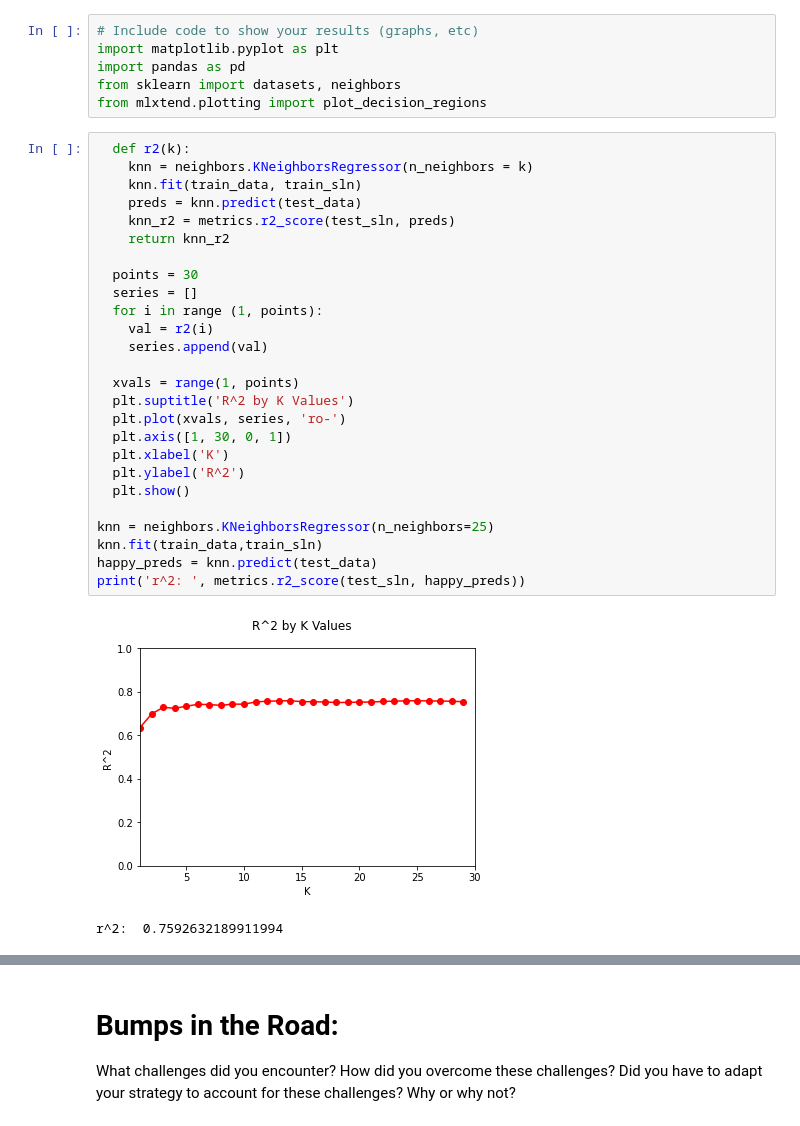
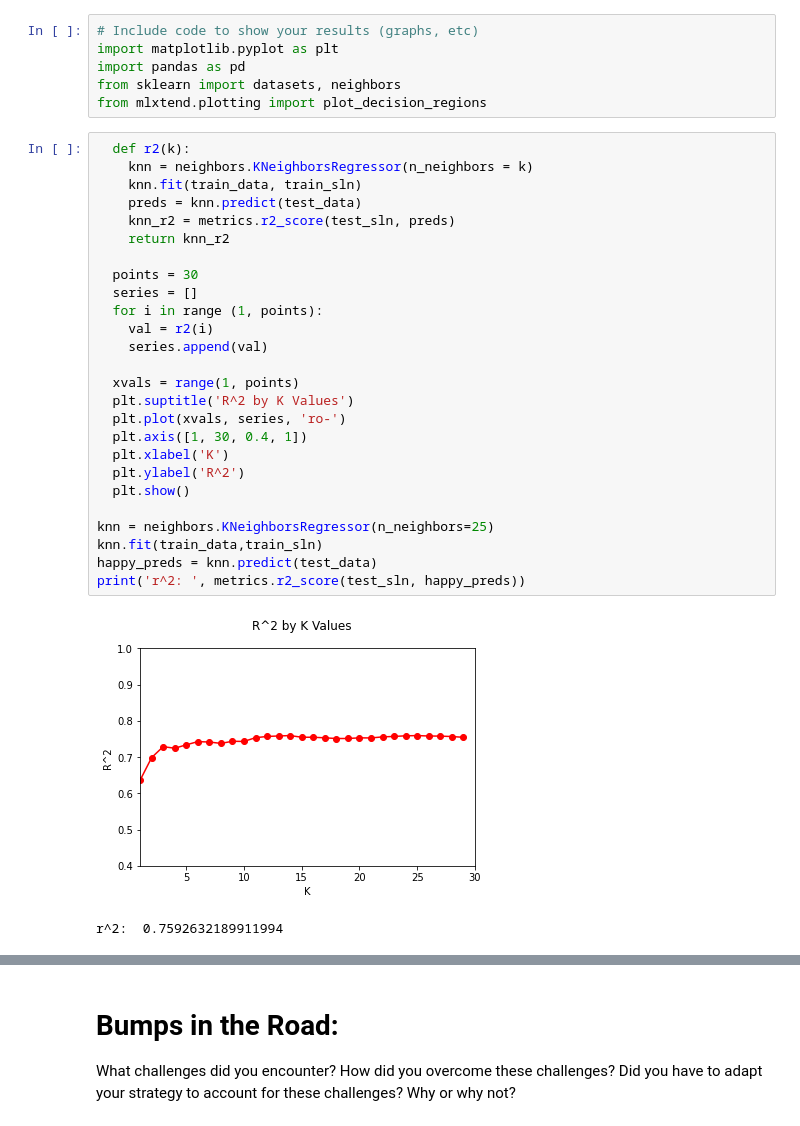
Before and after one commit to ashwinsinha32/Project1Redo, a Jupyter notebook: Project1_starter.ipynb, the cells around one changed output, grey strips where cells are left out. Saved outputs shown, nothing was run; the diff lists cells and outputs as text.

```diff
--- a/Project1_starter.ipynb
+++ b/Project1_starter.ipynb
@@ -152,31 +152,31 @@ from mlxtend.plotting import plot_decision_regions
 # %%
   def r2(k):
     knn = neighbors.KNeighborsRegressor(n_neighbors = k)
     knn.fit(train_data, train_sln)
     preds = knn.predict(test_data)
     knn_r2 = metrics.r2_score(test_sln, preds)
     return knn_r2
 
   points = 30
   series = []
   for i in range (1, points):
     val = r2(i)
     series.append(val)
 
   xvals = range(1, points)
   plt.suptitle('R^2 by K Values')
   plt.plot(xvals, series, 'ro-')
-  plt.axis([1, 30, 0, 1])
+  plt.axis([1, 30, 0.4, 1])
   plt.xlabel('K')
   plt.ylabel('R^2')
   plt.show()
 
 knn = neighbors.KNeighborsRegressor(n_neighbors=25)
 knn.fit(train_data,train_sln)
 happy_preds = knn.predict(test_data)
 print('r^2: ', metrics.r2_score(test_sln, happy_preds))
 # %% [output]
-[figure, old version]
+[figure, new version]
 r^2:  0.7592632189911994
 # %%
   def w_r2(k):
```
Also changed, not shown: parts of 15 cells of this notebook.
